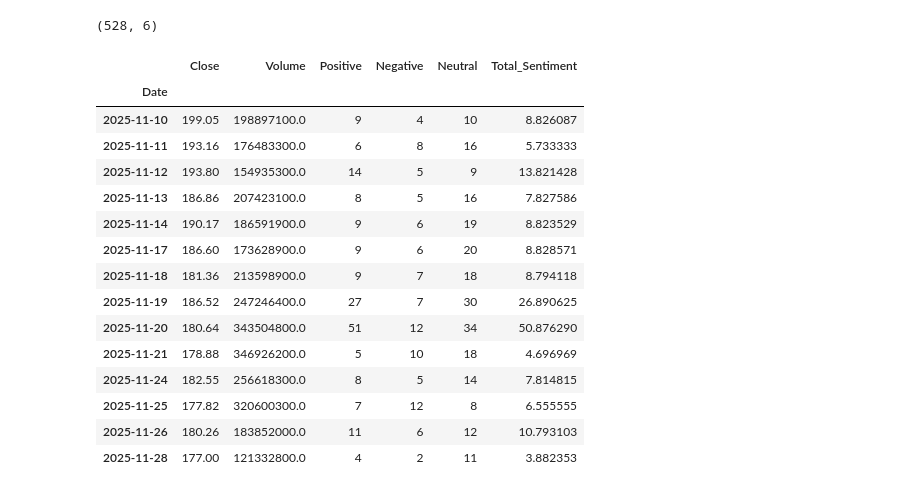
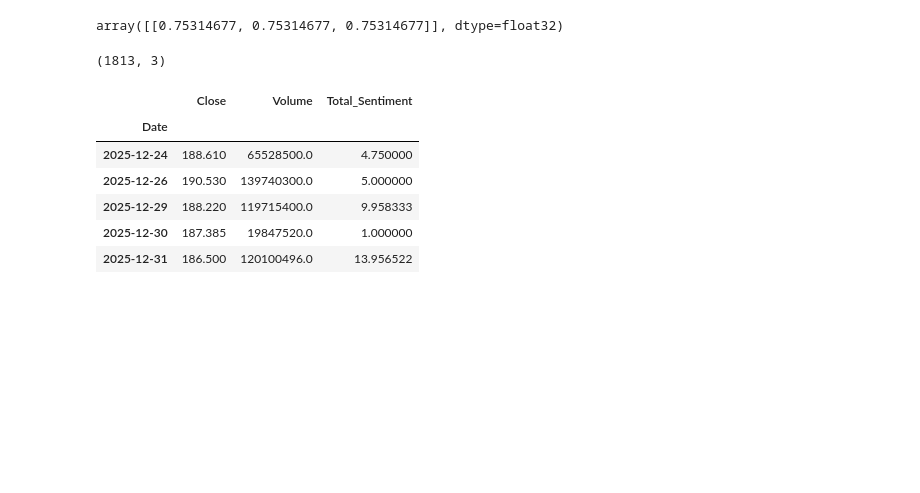
Before and after one commit to kianwai96/stock_pred, a Jupyter notebook: test.ipynb, the cells around one changed output. Saved outputs shown, nothing was run; the diff lists cells and outputs as text; code cells hidden in the pictures; blank space fills up the shorter version.

```diff
--- a/test.ipynb
+++ b/test.ipynb
@@ -11,5 +12,5 @@ def load_model():
 # %%
-db = 'postgresql://stock_price_78jd_user:RJtAfdorSK6ZmDiE43EocRK9JOxGn57M@dpg-d4lrugjuibrs7387h89g-a.singapore-postgres.render.com/stock_price_78jd'
+db = 'postgresql://stock_price_g9q6_user:NxjC5lOyzg5HJftmjj49JUpYxLquARBl@dpg-d59ul99r0fns7381saug-a.singapore-postgres.render.com/stock_price_g9q6'
 # %%
 conn = psycopg2.connect(db)
 conn.autocommit = True
@@ -18,14 +19,15 @@ my_cursor.execute('Select * from price_sentiment')
 result = my_cursor.fetchall()
 data = pd.DataFrame(result, columns = ['Date', 'Open', 'High', 'Low', 'Close', 'Volume', 'Dividends', 'Stock_Splits', 'Score', 'Positive' , 'Negative', 'Neutral', 'Total_Sentiment'])
 data.set_index('Date', drop=True,inplace=True)
-data.drop(['Open', 'High', 'Low', 'Dividends', 'Stock_Splits', 'Score'], inplace=True, axis=1)
-scaler = StandardScaler()
-data_scaled = scaler.fit_transform(data)
-input_data = data_scaled[-14: ,].reshape(1,14,6)
+data.drop(['Open', 'High', 'Low', 'Dividends', 'Stock_Splits', 'Score', 'Positive' , 'Negative', 'Neutral'], inplace=True, axis=1)
+data.sort_index(inplace=True)
+scaler = MinMaxScaler(feature_range=(0,1))
+data_scaled = scaler.fit_transform(data.iloc[-14:,])
+input_data = data_scaled[-14: ,].reshape(1,14,3)
 model = load_model()
 prediction = model.predict(input_data)
 
-arr = [prediction.flatten()[0],  prediction.flatten()[0], prediction.flatten()[0], prediction.flatten()[0], prediction.flatten()[0], prediction.flatten()[0]]
+arr = [prediction.flatten()[0],  prediction.flatten()[0], prediction.flatten()[0]]
 
 arr = np.array(arr).reshape(1,-1)
 
@@ -35,23 +37,18 @@ y_pred_future = scaler.inverse_transform(arr)[0][0]
+# %%
+arr
+# %% [output]
+array([[0.75314677, 0.75314677, 0.75314677]], dtype=float32)
 # %%
 data.shape
 # %% [output]
-(528, 6)
+(1813, 3)
 # %%
-data.tail(14)
+data.tail()
 # %% [output]
-|  | Close | Volume | Positive | Negative | Neutral | Total_Sentiment |
-| Date |  |  |  |  |  |  |
-| 2025-11-10 | 199.05 | 198897100.0 | 9 | 4 | 10 | 8.826087 |
-| 2025-11-11 | 193.16 | 176483300.0 | 6 | 8 | 16 | 5.733333 |
-| 2025-11-12 | 193.80 | 154935300.0 | 14 | 5 | 9 | 13.821428 |
-| 2025-11-13 | 186.86 | 207423100.0 | 8 | 5 | 16 | 7.827586 |
-| 2025-11-14 | 190.17 | 186591900.0 | 9 | 6 | 19 | 8.823529 |
-| 2025-11-17 | 186.60 | 173628900.0 | 9 | 6 | 20 | 8.828571 |
-| 2025-11-18 | 181.36 | 213598900.0 | 9 | 7 | 18 | 8.794118 |
-| 2025-11-19 | 186.52 | 247246400.0 | 27 | 7 | 30 | 26.890625 |
-| 2025-11-20 | 180.64 | 343504800.0 | 51 | 12 | 34 | 50.876290 |
-| 2025-11-21 | 178.88 | 346926200.0 | 5 | 10 | 18 | 4.696969 |
-| 2025-11-24 | 182.55 | 256618300.0 | 8 | 5 | 14 | 7.814815 |
-| 2025-11-25 | 177.82 | 320600300.0 | 7 | 12 | 8 | 6.555555 |
-| 2025-11-26 | 180.26 | 183852000.0 | 11 | 6 | 12 | 10.793103 |
-| 2025-11-28 | 177.00 | 121332800.0 | 4 | 2 | 11 | 3.882353 |
+|  | Close | Volume | Total_Sentiment |
+| Date |  |  |  |
+| 2025-12-24 | 188.610 | 65528500.0 | 4.750000 |
+| 2025-12-26 | 190.530 | 139740300.0 | 5.000000 |
+| 2025-12-29 | 188.220 | 119715400.0 | 9.958333 |
+| 2025-12-30 | 187.385 | 19847520.0 | 1.000000 |
+| 2025-12-31 | 186.500 | 120100496.0 | 13.956522 |
```
Also changed, not shown: parts of 21 cells of this notebook, 6 other files.
